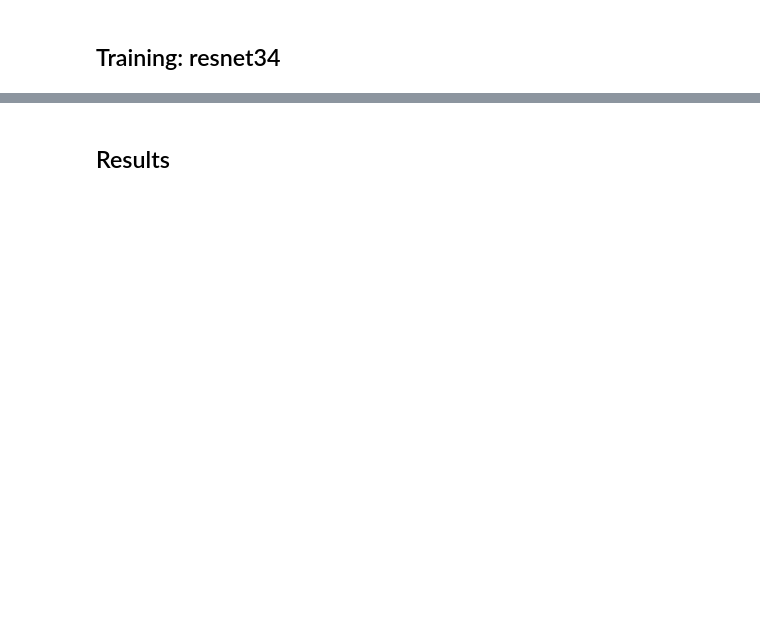
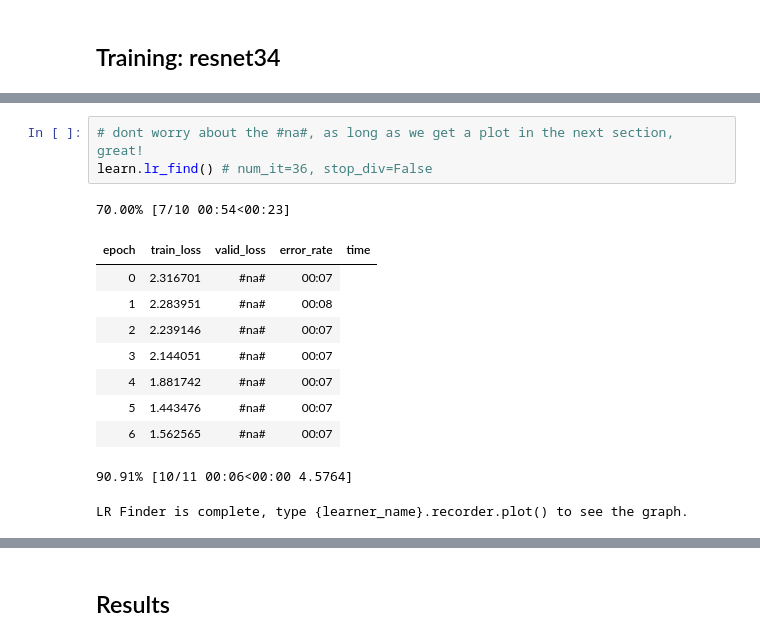
Before and after one commit to peigonhole/aicoc-ai-immersion, a Jupyter notebook: FastAI/01_fastai_image_classification.ipynb, the cells around one changed output, grey strips where cells are left out. Saved outputs shown, nothing was run; the diff lists cells and outputs as text; blank space fills up the shorter version.

```diff
--- a/FastAI/01_fastai_image_classification.ipynb
+++ b/FastAI/01_fastai_image_classification.ipynb
@@ -336,0 +341,15 @@ learn.save('stage-1')
+# %%
+# dont worry about the #na#, as long as we get a plot in the next section, great!
+learn.lr_find() # num_it=36, stop_div=False
+# %% [output]
+70.00% [7/10 00:54<00:23]
+| epoch | train_loss | valid_loss | error_rate | time |
+| 0 | 2.316701 | #na# | 00:07 |
+| 1 | 2.283951 | #na# | 00:08 |
+| 2 | 2.239146 | #na# | 00:07 |
+| 3 | 2.144051 | #na# | 00:07 |
+| 4 | 1.881742 | #na# | 00:07 |
+| 5 | 1.443476 | #na# | 00:07 |
+| 6 | 1.562565 | #na# | 00:07 |
+90.91% [10/11 00:06<00:00 4.5764]
+LR Finder is complete, type {learner_name}.recorder.plot() to see the graph.
```
Also changed, not shown: parts of 36 cells of this notebook.
